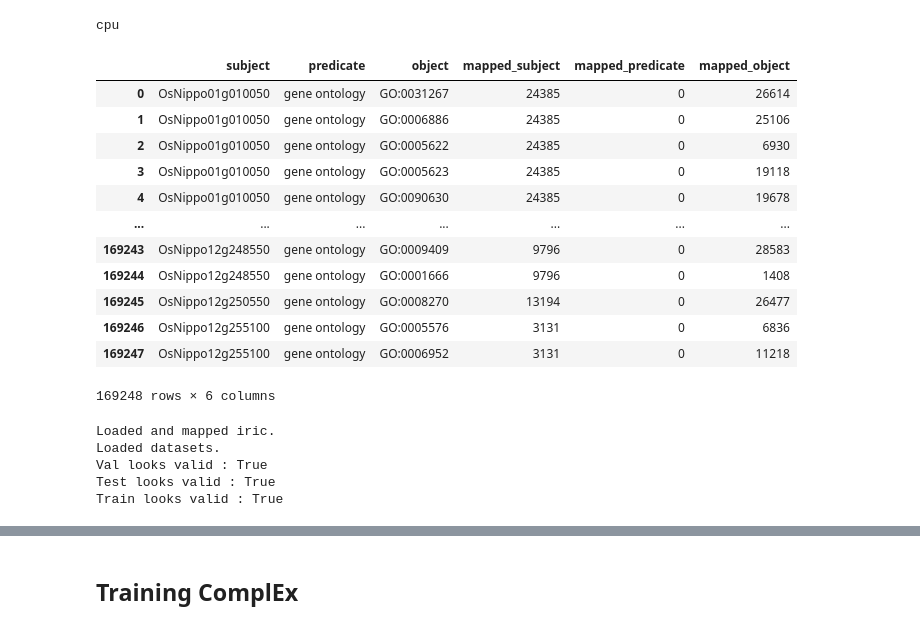
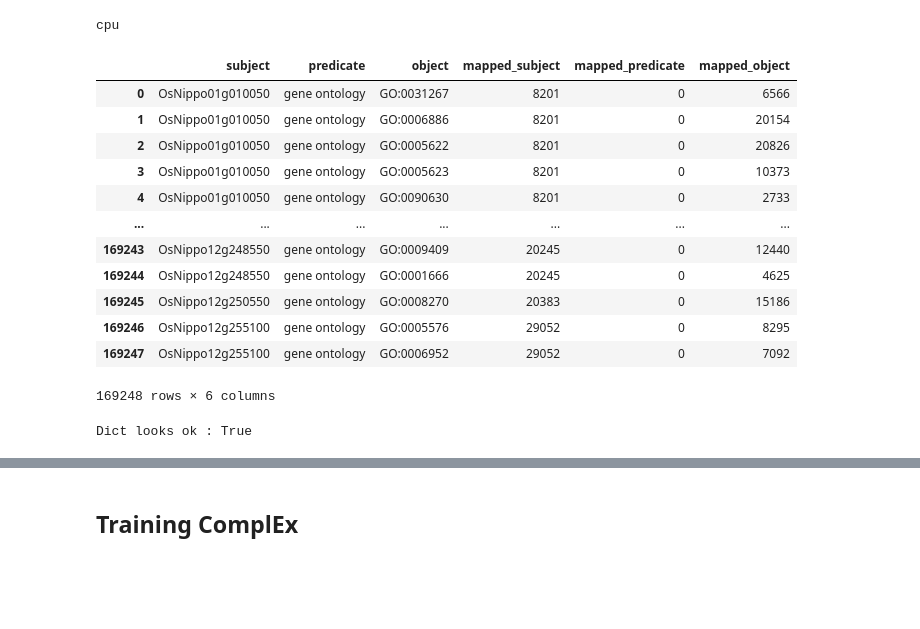
Before and after one commit to ElliotButz/ESL2024, a Jupyter notebook: code/02_ReTrain_ComplEx_with_LinSim.ipynb, the cells around one changed output, grey strips where cells are left out. Drawn from its saved outputs; the diff is of its cells as text; code cells hidden in the pictures; blank space fills up the shorter version.

```diff
--- a/code/02_ReTrain_ComplEx_with_LinSim.ipynb
+++ b/code/02_ReTrain_ComplEx_with_LinSim.ipynb
@@ -45,44 +79,25 @@ print(device)
 # %% [output]
 cpu
-# %%
-iric = pd.read_csv(mapped_iric_path, delimiter='\t')
-display(iric)
-GO_to_map = {row['object']: row['mapped_object'] for index, row in iric.iterrows()}
-map_to_GO = {key: value for key, value in GO_to_map.items()}
-
-
-print("Loaded and mapped iric.")
-
-def load_dataset(
-        dataset_path: str # Should lead to a .pickle file
-                 )-> torch_geometric.data.data.Data:
-
-    with open(dataset_path, 'rb') as f:
-        return torch_geometric.data.data.Data.from_dict(pickle.load(f))
-
-train = load_dataset('/home/elliot/Documents/ESL2024/data/mapping_datasets_and_model_for_genes_to_phenotypes_iric/dataset_TRAIN.pickle')
-test = load_dataset('/home/elliot/Documents/ESL2024/data/mapping_datasets_and_model_for_genes_to_phenotypes_iric/dataset_TEST.pickle')
-val = load_dataset('/home/elliot/Documents/ESL2024/data/mapping_datasets_and_model_for_genes_to_phenotypes_iric/dataset_VAL.pickle')
-print("Loaded datasets.")
-print("Val looks valid :",val.validate(raise_on_error=True))
-print("Test looks valid :",test.validate(raise_on_error=True))
-print("Train looks valid :",train.validate(raise_on_error=True))
-# %% [output]
-|  | subject | predicate | object | mapped_subject | mapped_predicate | mapped_object |
-| 0 | OsNippo01g010050 | gene ontology | GO:0031267 | 24385 | 0 | 26614 |
-| 1 | OsNippo01g010050 | gene ontology | GO:0006886 | 24385 | 0 | 25106 |
-| 2 | OsNippo01g010050 | gene ontology | GO:0005622 | 24385 | 0 | 6930 |
-| 3 | OsNippo01g010050 | gene ontology | GO:0005623 | 24385 | 0 | 19118 |
-| 4 | OsNippo01g010050 | gene ontology | GO:0090630 | 24385 | 0 | 19678 |
-| ... | ... | ... | ... | ... | ... | ... |
-| 169243 | OsNippo12g248550 | gene ontology | GO:0009409 | 9796 | 0 | 28583 |
-| 169244 | OsNippo12g248550 | gene ontology | GO:0001666 | 9796 | 0 | 1408 |
-| 169245 | OsNippo12g250550 | gene ontology | GO:0008270 | 13194 | 0 | 26477 |
-| 169246 | OsNippo12g255100 | gene ontology | GO:0005576 | 3131 | 0 | 6836 |
-| 169247 | OsNippo12g255100 | gene ontology | GO:0006952 | 3131 | 0 | 11218 |
-169248 rows × 6 columns
-Loaded and mapped iric.
-Loaded datasets.
-Val looks valid : True
-Test looks valid : True
-Train looks valid : True
+# %%
+mapped_iric = pd.read_csv(mapped_iric_path, sep = '\t')
+display(mapped_iric)
+
+GO_to_map = {row['object']: row['mapped_object'] for index, row in mapped_iric.iterrows()}
+map_to_GO = {key: value for key, value in GO_to_map.items()}
+
+print('Dict looks ok :', bool(GO_to_map[mapped_iric['object'][0]]==mapped_iric['mapped_object'][0]))
+# %% [output]
+|  | subject | predicate | object | mapped_subject | mapped_predicate | mapped_object |
+| 0 | OsNippo01g010050 | gene ontology | GO:0031267 | 8201 | 0 | 6566 |
+| 1 | OsNippo01g010050 | gene ontology | GO:0006886 | 8201 | 0 | 20154 |
+| 2 | OsNippo01g010050 | gene ontology | GO:0005622 | 8201 | 0 | 20826 |
+| 3 | OsNippo01g010050 | gene ontology | GO:0005623 | 8201 | 0 | 10373 |
+| 4 | OsNippo01g010050 | gene ontology | GO:0090630 | 8201 | 0 | 2733 |
+| ... | ... | ... | ... | ... | ... | ... |
+| 169243 | OsNippo12g248550 | gene ontology | GO:0009409 | 20245 | 0 | 12440 |
+| 169244 | OsNippo12g248550 | gene ontology | GO:0001666 | 20245 | 0 | 4625 |
+| 169245 | OsNippo12g250550 | gene ontology | GO:0008270 | 20383 | 0 | 15186 |
+| 169246 | OsNippo12g255100 | gene ontology | GO:0005576 | 29052 | 0 | 8295 |
+| 169247 | OsNippo12g255100 | gene ontology | GO:0006952 | 29052 | 0 | 7092 |
+169248 rows × 6 columns
+Dict looks ok : True
```
Also changed, not shown: parts of 31 cells of this notebook.
